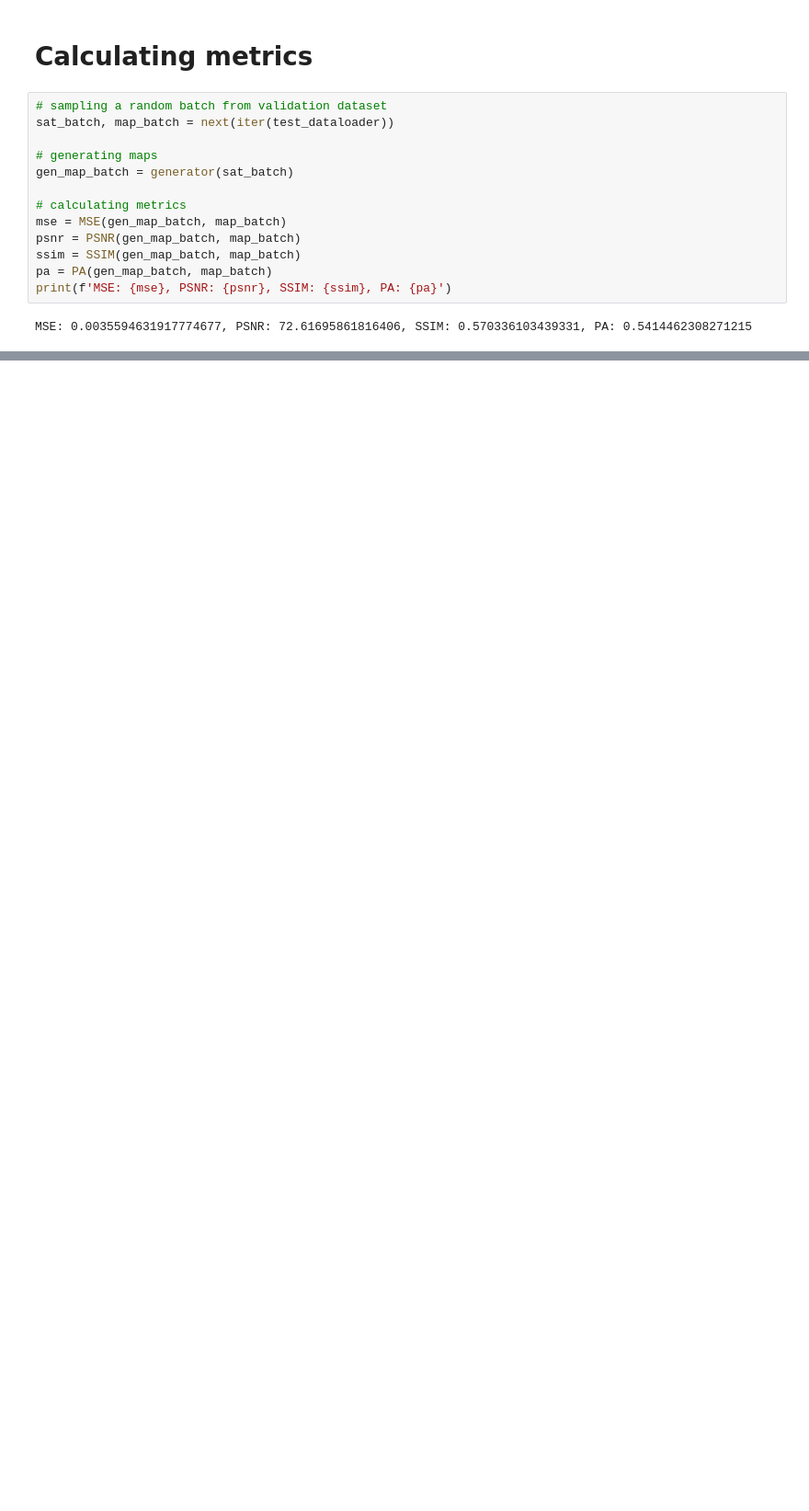
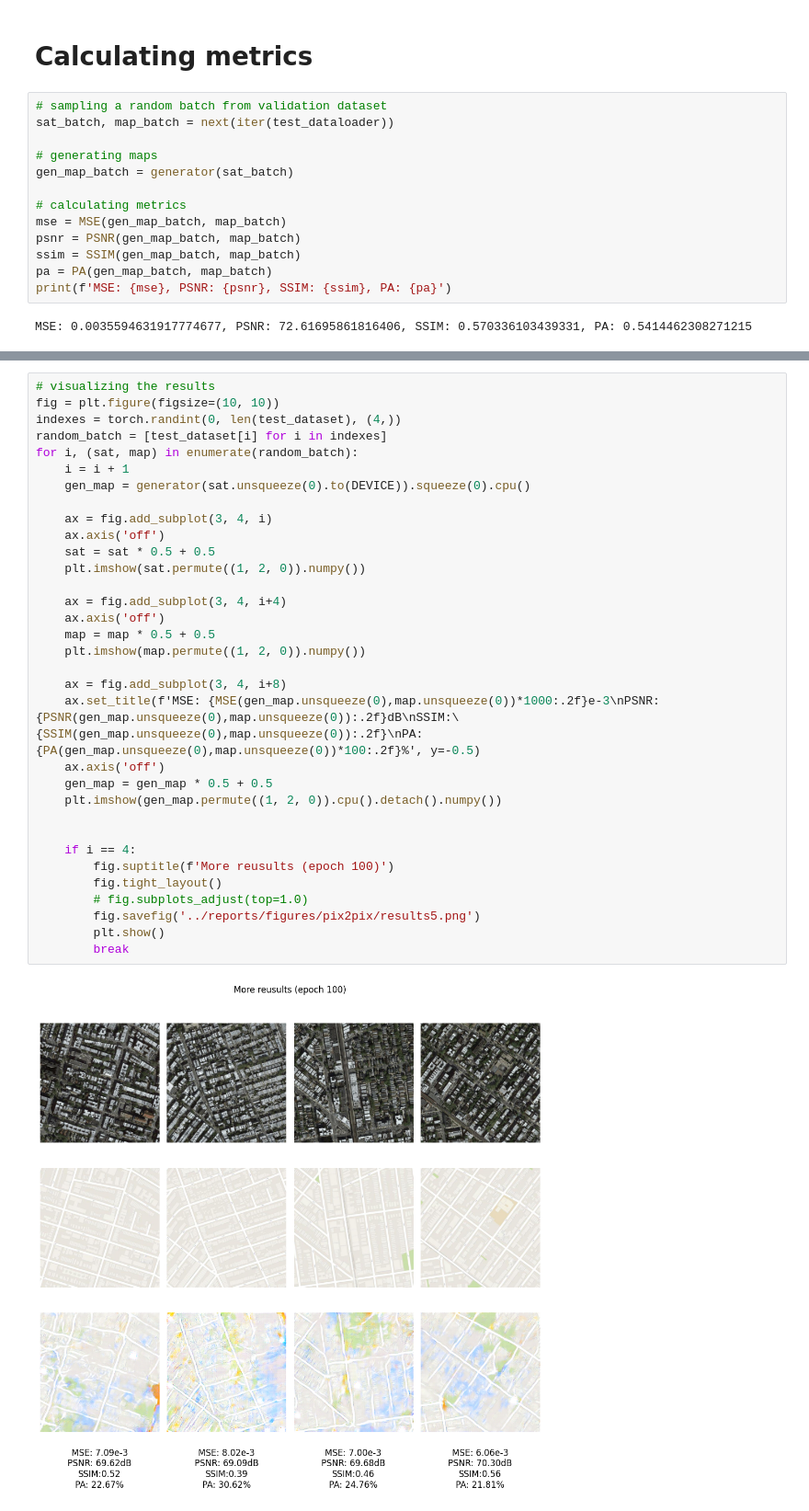
Before and after one commit to teaching-FEEC/dgm-2024.2, a Jupyter notebook: projetos/satellite2map/notebooks/1.2-vva-pix2pix_eval.ipynb, the cells around one changed output, grey strips where cells are left out. Shown at 92% size. Saved outputs shown, nothing was run; the diff lists cells and outputs as text; blank space fills up the shorter version.

Commit message:
Add more images of the results

```diff
--- a/projetos/satellite2map/notebooks/1.2-vva-pix2pix_eval.ipynb
+++ b/projetos/satellite2map/notebooks/1.2-vva-pix2pix_eval.ipynb
@@ -124,0 +127,36 @@ MSE: 0.0035594631917774677, PSNR: 72.61695861816406, SSIM: 0.570336103439331, PA
+# %%
+# visualizing the results
+fig = plt.figure(figsize=(10, 10))
+indexes = torch.randint(0, len(test_dataset), (4,))
+random_batch = [test_dataset[i] for i in indexes]
+for i, (sat, map) in enumerate(random_batch):
+    i = i + 1
+    gen_map = generator(sat.unsqueeze(0).to(DEVICE)).squeeze(0).cpu()
+
+    ax = fig.add_subplot(3, 4, i)
+    ax.axis('off')
+    sat = sat * 0.5 + 0.5
+    plt.imshow(sat.permute((1, 2, 0)).numpy())
+
+    ax = fig.add_subplot(3, 4, i+4)
+    ax.axis('off')
+    map = map * 0.5 + 0.5
+    plt.imshow(map.permute((1, 2, 0)).numpy())
+
+    ax = fig.add_subplot(3, 4, i+8)
+    ax.set_title(f'MSE: {MSE(gen_map.unsqueeze(0),map.unsqueeze(0))*1000:.2f}e-3\nPSNR: {PSNR(gen_map.unsqueeze(0),map.unsqueeze(0)):.2f}dB\nSSIM:\
+{SSIM(gen_map.unsqueeze(0),map.unsqueeze(0)):.2f}\nPA: {PA(gen_map.unsqueeze(0),map.unsqueeze(0))*100:.2f}%', y=-0.5)
+    ax.axis('off')
+    gen_map = gen_map * 0.5 + 0.5
+    plt.imshow(gen_map.permute((1, 2, 0)).cpu().detach().numpy())
+
+
+    if i == 4:
+        fig.suptitle(f'More reusults (epoch 100)')
+        fig.tight_layout()
+        # fig.subplots_adjust(top=1.0)
+        fig.savefig('../reports/figures/pix2pix/results5.png')
+        plt.show()
+        break
+# %% [output]
+[figure, added]
```
Also changed, not shown: parts of 1 cell of this notebook, 13 other files.
